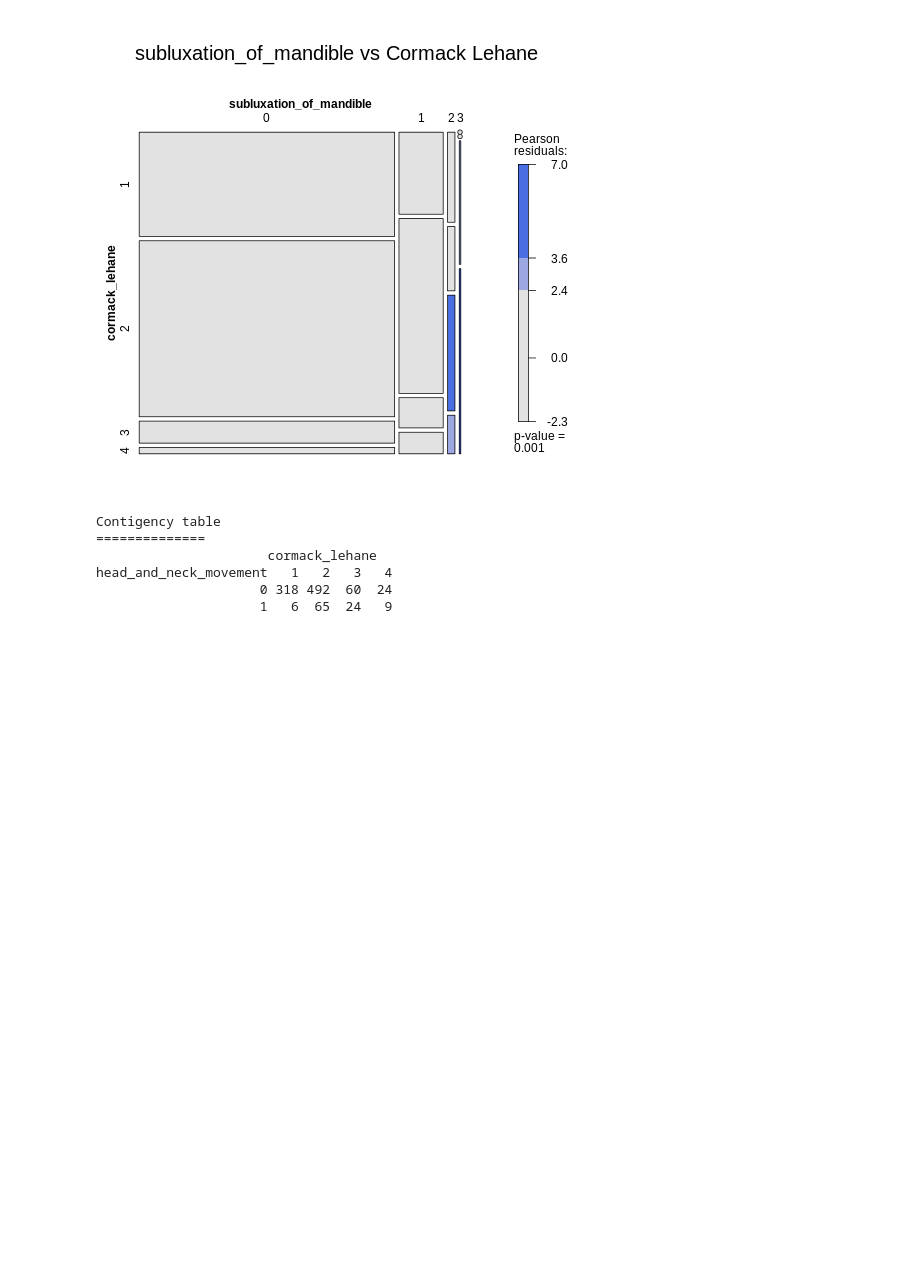
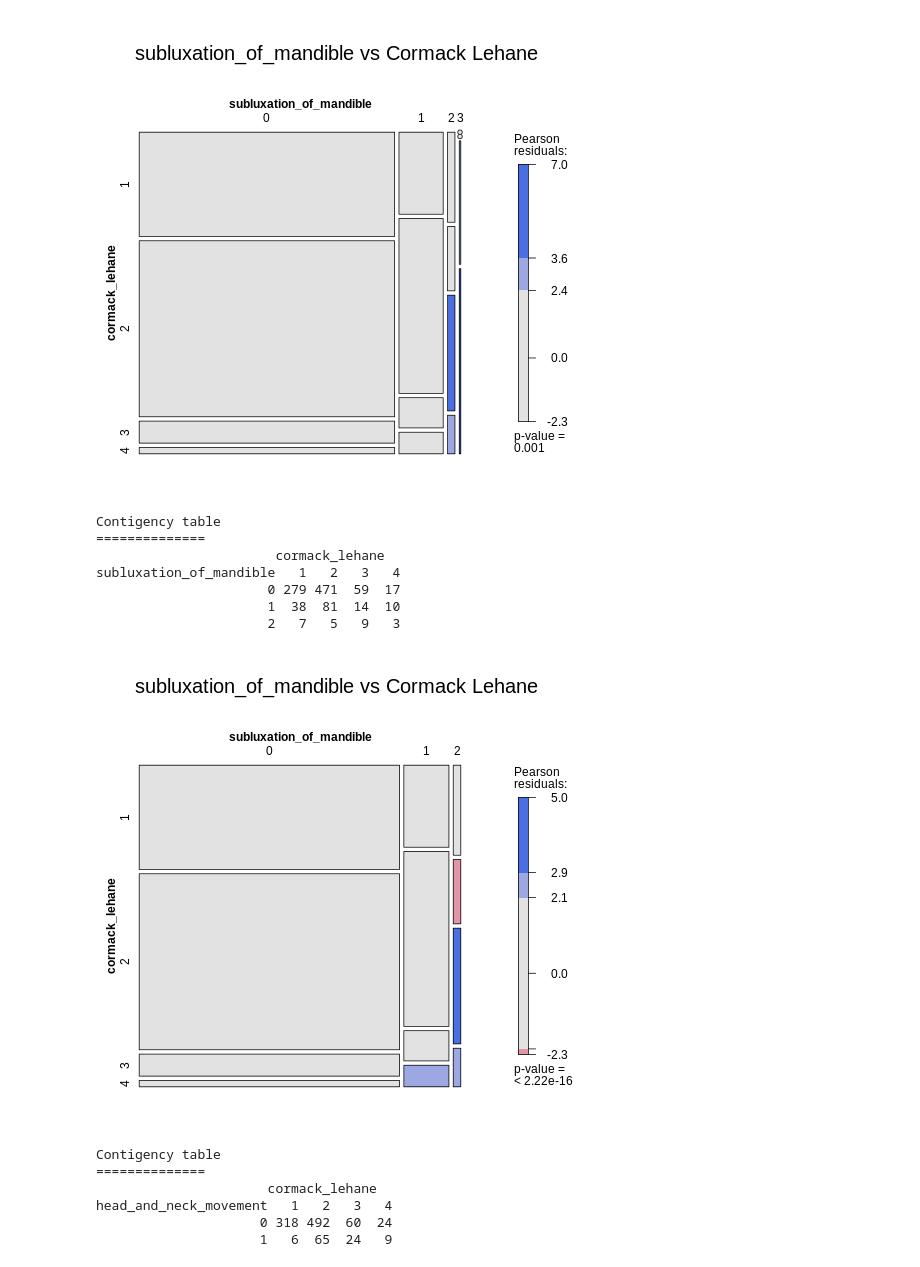
Before and after one commit to harnalashok/classification, a Jupyter notebook: airways.ipynb, the cells around one changed output. Cells and saved outputs as stored; diff of their text form; code cells hidden in the pictures; blank space fills up the shorter version.

```diff
--- a/airways.ipynb
+++ b/airways.ipynb
@@ -727,6 +727,36 @@ subluxation_of_mandible   1   2   3   4
                       2   7   5   9   3
                       3   0   0   2   3
 [figure]
+# %%
+%%R
+
+# Mosaic plot of subluxation_of_mandible vs cormacl lehane
+
+# Filtering out buck_teeth of 2
+temp<-df_r %>% filter(subluxation_of_mandible != 3)
+temp$subluxation_of_mandible <- temp$subluxation_of_mandible[ , drop=TRUE]
+
+
+art <- xtabs(~subluxation_of_mandible + cormack_lehane, data = temp)
+
+cat("Contigency table\n")
+cat("==============\n")
+print(art)
+
+
+mosaic(art,
+       gp = shading_max,
+       split_vertical = TRUE,
+       main="subluxation_of_mandible vs Cormack Lehane")
+# %% [output]
+Contigency table
+==============
+                       cormack_lehane
+subluxation_of_mandible   1   2   3   4
+                      0 279 471  59  17
+                      1  38  81  14  10
+                      2   7   5   9   3
+[figure, added]
 # %%
 %%R
 
```
